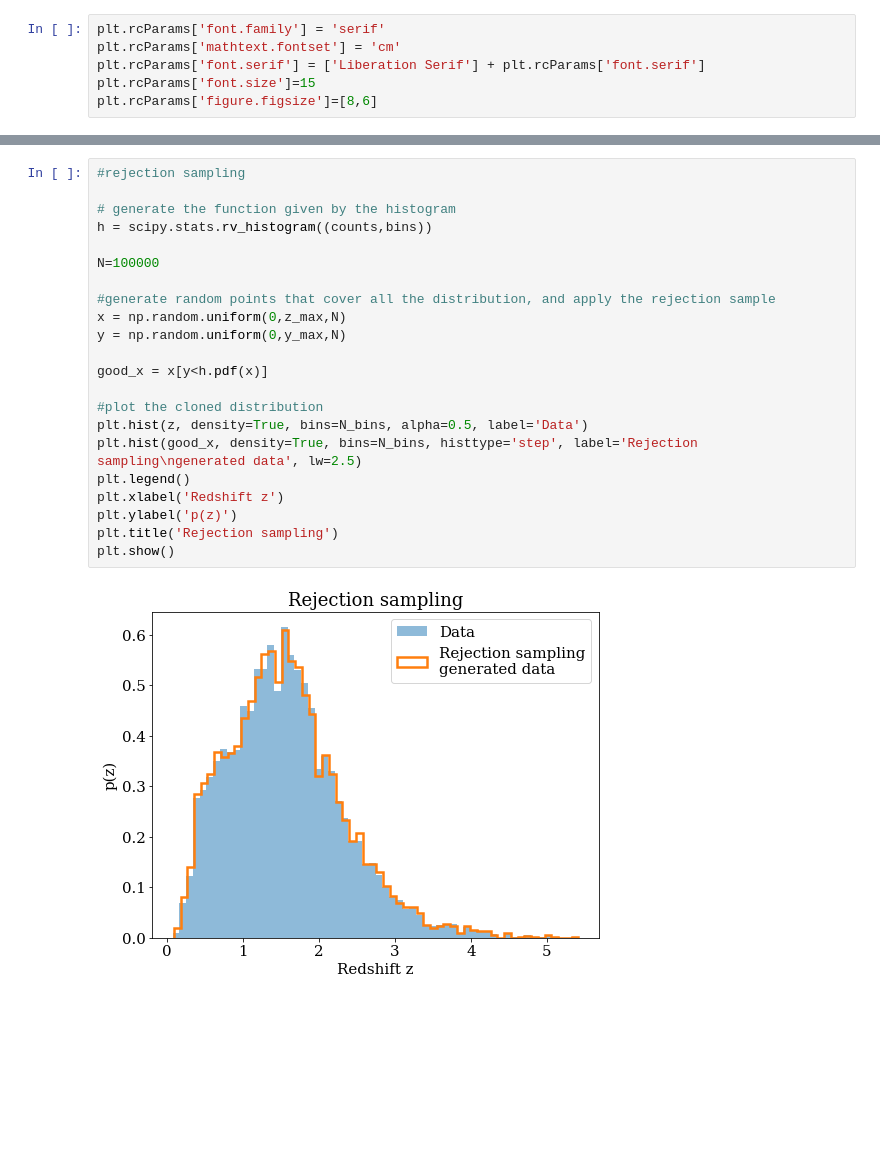
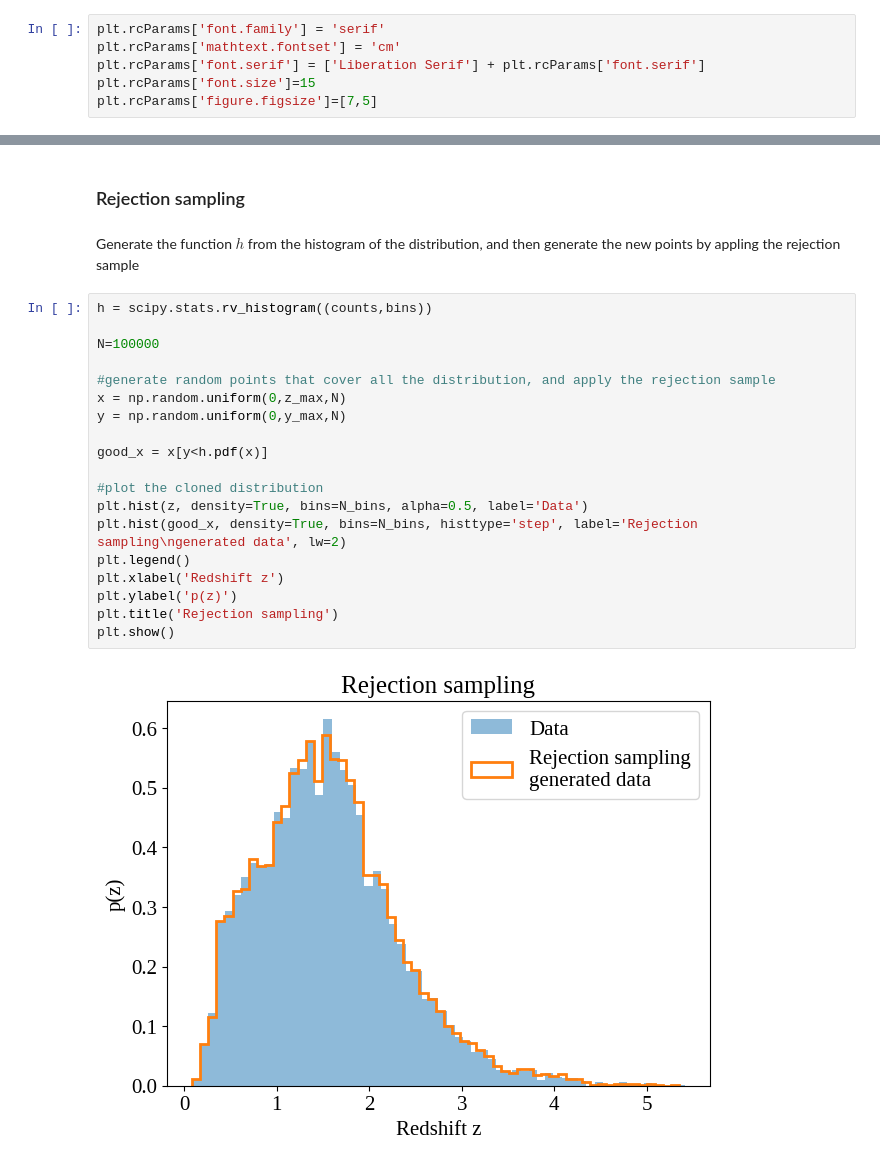
Before and after one commit to Alexpedro130/astrostatistics_bicocca_2023, a Jupyter notebook: working/L04_cloning_quasars.ipynb, the cells around one changed output, grey strips where cells are left out. Saved outputs shown, nothing was run; the diff lists cells and outputs as text; blank space fills up the shorter version.

```diff
--- a/working/L04_cloning_quasars.ipynb
+++ b/working/L04_cloning_quasars.ipynb
@@ -16,4 +36,4 @@ plt.rcParams['font.family'] = 'serif'
 plt.rcParams['mathtext.fontset'] = 'cm'
 plt.rcParams['font.serif'] = ['Liberation Serif'] + plt.rcParams['font.serif']
 plt.rcParams['font.size']=15
-plt.rcParams['figure.figsize']=[8,6]
+plt.rcParams['figure.figsize']=[7,5]
@@ -38,25 +58,26 @@ y_max=max(counts)
 The redshift goes from  0.0802  to  5.4135
+# %% [markdown]
+### Rejection sampling
+# %% [markdown]
+Generate the function $h$ from the histogram of the distribution, and then generate the new points by appling the rejection sample
 # %%
-#rejection sampling
-
-# generate the function given by the histogram
 h = scipy.stats.rv_histogram((counts,bins))
 
 N=100000
 
 #generate random points that cover all the distribution, and apply the rejection sample
 x = np.random.uniform(0,z_max,N)
 y = np.random.uniform(0,y_max,N)
 
 good_x = x[y<h.pdf(x)]
 
 #plot the cloned distribution
 plt.hist(z, density=True, bins=N_bins, alpha=0.5, label='Data')
-plt.hist(good_x, density=True, bins=N_bins, histtype='step', label='Rejection sampling\ngenerated data', lw=2.5)
+plt.hist(good_x, density=True, bins=N_bins, histtype='step', label='Rejection sampling\ngenerated data', lw=2)
 plt.legend()
 plt.xlabel('Redshift z')
 plt.ylabel('p(z)')
 plt.title('Rejection sampling')
 plt.show()
 # %% [output]
-[figure, old version]
+[figure, new version]
```
Also changed, not shown: parts of 17 cells of this notebook.
